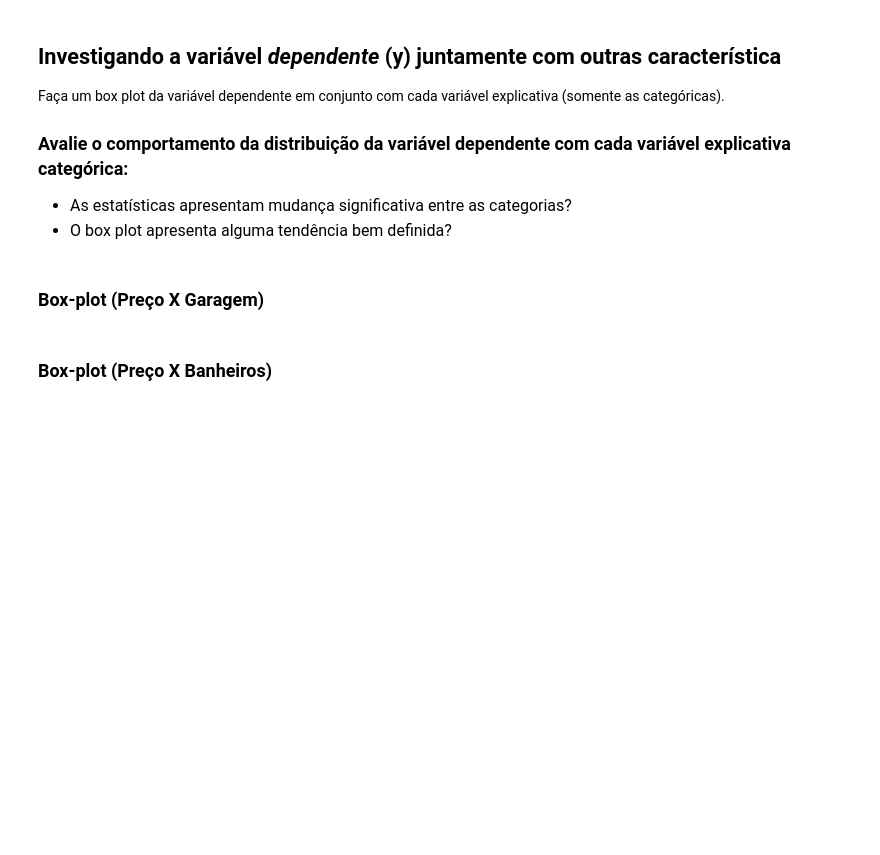
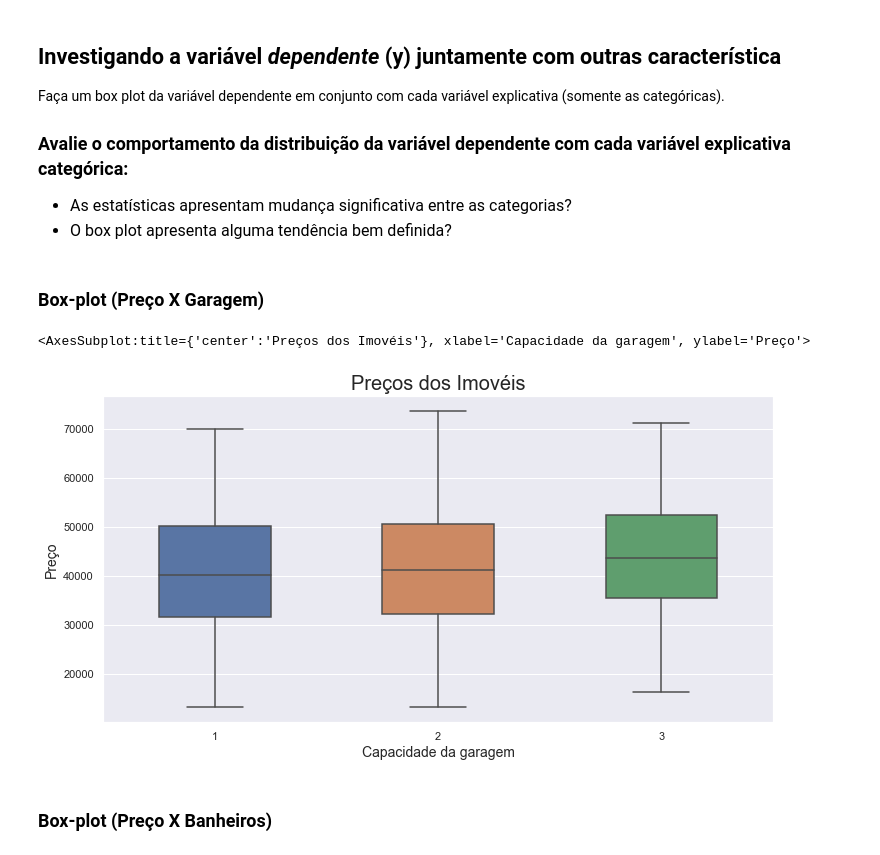
Before and after one commit to 6abi/data-science, a Jupyter notebook: Regrecao-Linear/reg-linear/Exercicio/Regressao Linear - Exercicio.ipynb, the cells around one changed output. Saved outputs shown, nothing was run; the diff lists cells and outputs as text; code cells hidden in the pictures; blank space fills up the shorter version.

Commit message:
Análise do boxplot das variaveis explicativas e da dependente

```diff
--- a/Regrecao-Linear/reg-linear/Exercicio/Regressao Linear - Exercicio.ipynb
+++ b/Regrecao-Linear/reg-linear/Exercicio/Regressao Linear - Exercicio.ipynb
@@ -154,5 +154,15 @@ Faça um box plot da variável dependente em conjunto com cada variável explica
 </ul>
 # %% [markdown]
 ### Box-plot (Preço X Garagem)
+# %%
+ax = sns.boxplot(y = dados['precos'], x=dados['garagem'], width=0.5)
+ax.figure.set_size_inches(12, 6)
+ax.set_title('Preços dos Imovéis', fontsize=20)
+ax.set_xlabel('Capacidade da garagem', fontsize=14)
+ax.set_ylabel('Preço', fontsize=14)
+ax
+# %% [output]
+<AxesSubplot:title={'center':'Preços dos Imovéis'}, xlabel='Capacidade da garagem', ylabel='Preço'>
+[figure, added]
 # %% [markdown]
 ### Box-plot (Preço X Banheiros)
```
Also changed, not shown: parts of 6 cells of this notebook.
